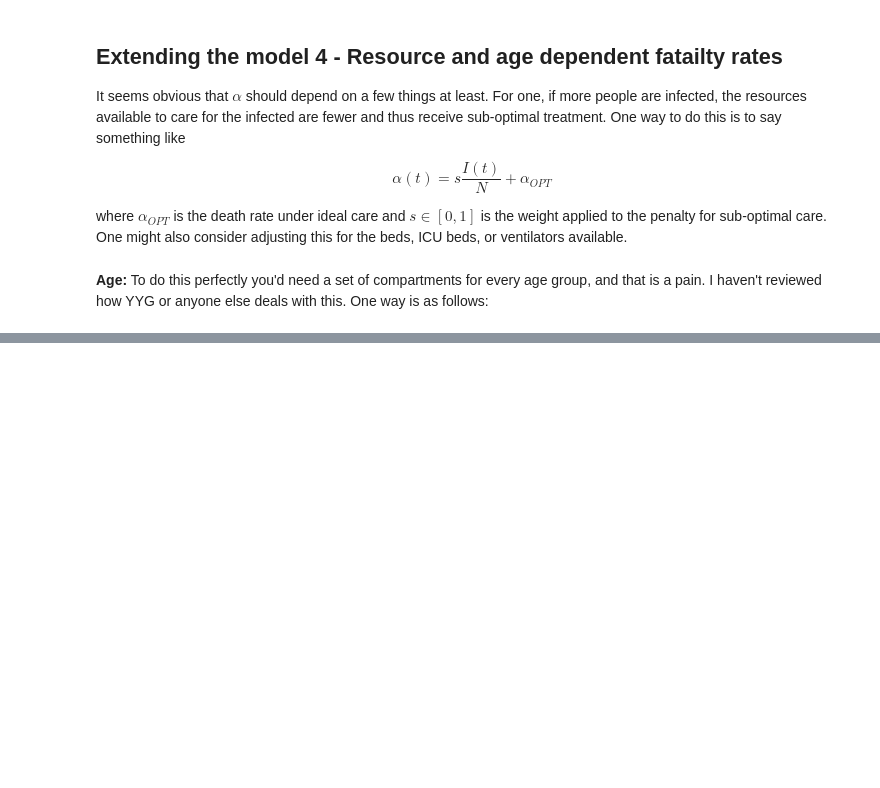
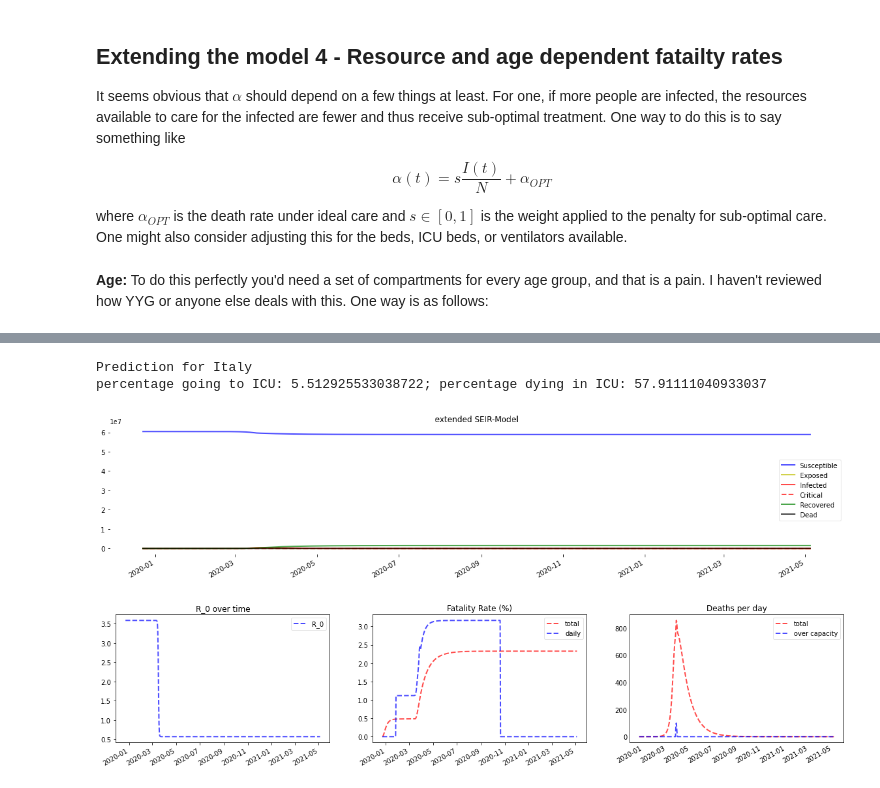
Before and after one commit to jdunavin/InfectiousDisease, a Jupyter notebook: Modeling infectious disease.ipynb, the cells around one changed output, grey strips where cells are left out. Cells and saved outputs as stored; diff of their text form; code cells hidden in the pictures; blank space fills up the shorter version.

```diff
--- a/Modeling infectious disease.ipynb
+++ b/Modeling infectious disease.ipynb
@@ -364,0 +636,11 @@ plotseird(t, S, E, I, R, D, title='Example 7 - Resource and age dependency')
+# %%
+full_days = 500
+first_date = np.datetime64(covid_data.Date.min()) - np.timedelta64(outbreak_shift,'D')
+x_ticks = pd.date_range(start=first_date, periods=full_days, freq="D")
+print("Prediction for Italy")
+plotter(*Model(full_days, agegroup_lookup["Italy"], beds_lookup["Italy"], **result.best_values), x_ticks=x_ticks);
+# %% [output]
+Prediction for Italy
+percentage going to ICU: 5.512925533038722; percentage dying in ICU: 57.91111040933037
+[figure, added]
+[figure, added]
```
Also changed, not shown: parts of 28 cells of this notebook.
